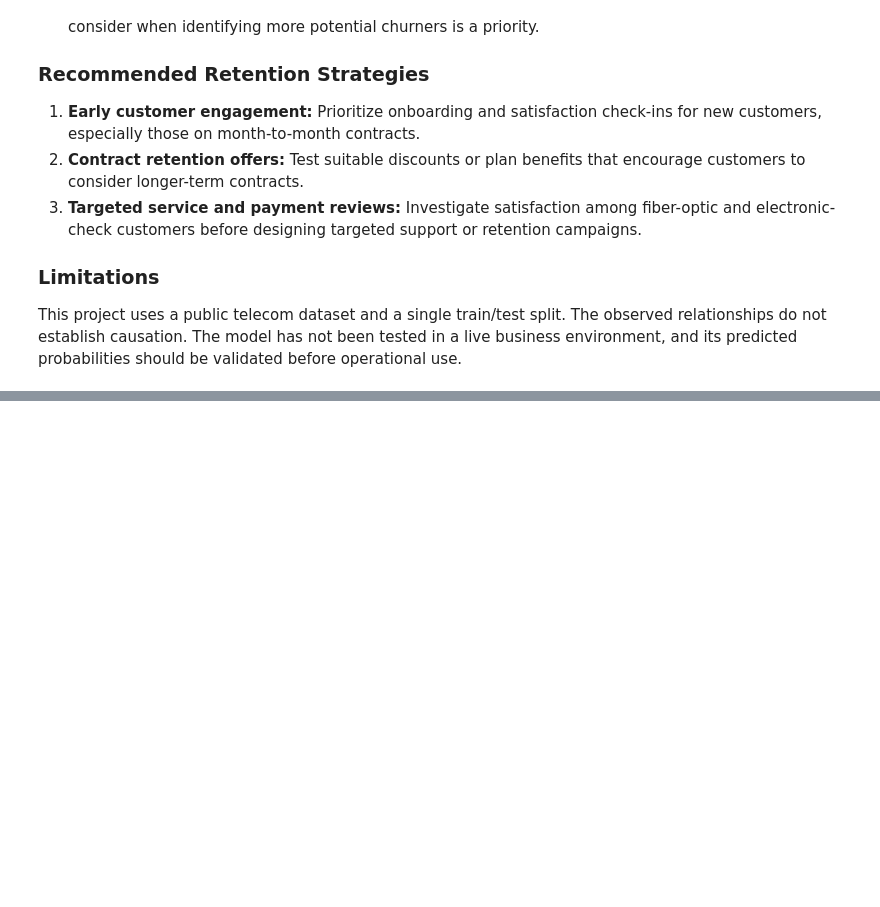
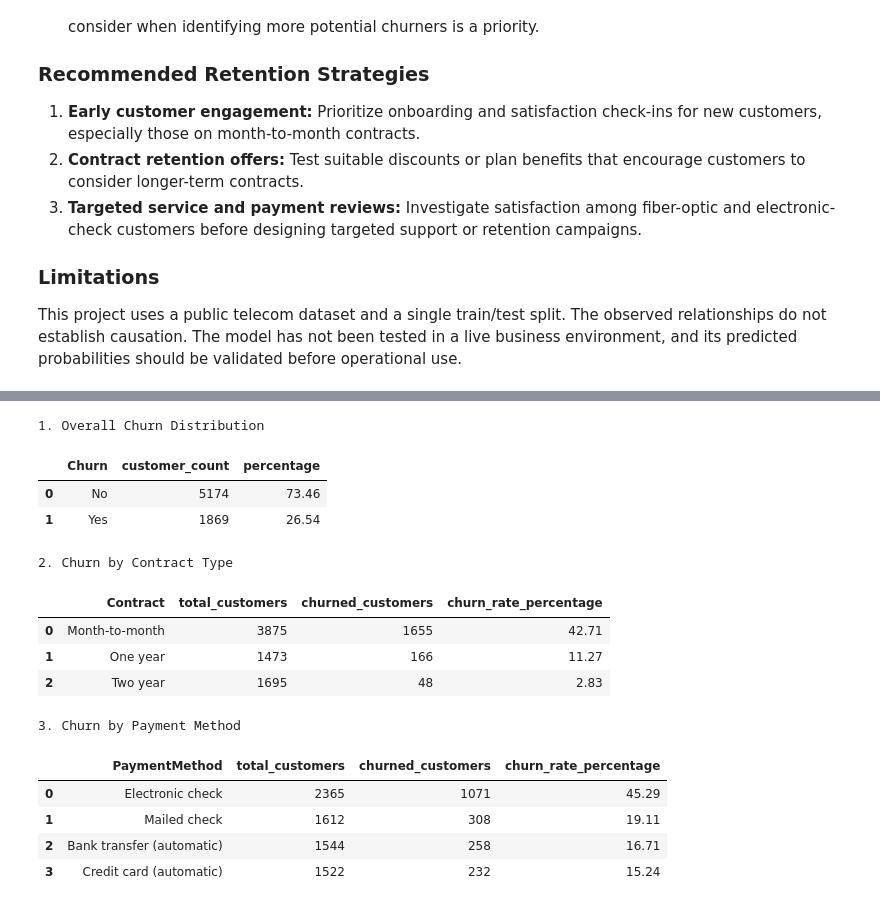
Before and after one commit to tanishagaikwad12/customer-churn-prediction, a Jupyter notebook: Customer_Churn_Prediction.ipynb, the cells around one changed output, grey strips where cells are left out. Cells and saved outputs as stored; diff of their text form; code cells hidden in the pictures; blank space fills up the shorter version.

```diff
--- a/Customer_Churn_Prediction.ipynb
+++ b/Customer_Churn_Prediction.ipynb
@@ -599,0 +755,70 @@ This project uses a public telecom dataset and a single train/test split. The ob
+# %%
+# Query 1: Overall churn rate
+query1 = """
+SELECT
+    Churn,
+    COUNT(*) AS customer_count,
+    ROUND(100.0 * COUNT(*) /
+          (SELECT COUNT(*) FROM customers), 2) AS percentage
+FROM customers
+GROUP BY Churn;
+"""
+
+print("1. Overall Churn Distribution")
+display(pd.read_sql_query(query1, conn))
+
+
+# Query 2: Churn rate by contract type
+query2 = """
+SELECT
+    Contract,
+    COUNT(*) AS total_customers,
+    SUM(CASE WHEN Churn = 'Yes' THEN 1 ELSE 0 END)
+        AS churned_customers,
+    ROUND(
+        100.0 * SUM(CASE WHEN Churn = 'Yes' THEN 1 ELSE 0 END)
+        / COUNT(*), 2
+    ) AS churn_rate_percentage
+FROM customers
+GROUP BY Contract
+ORDER BY churn_rate_percentage DESC;
+"""
+
+print("2. Churn by Contract Type")
+display(pd.read_sql_query(query2, conn))
+
+
+# Query 3: Churn rate by payment method
+query3 = """
+SELECT
+    PaymentMethod,
+    COUNT(*) AS total_customers,
+    SUM(CASE WHEN Churn = 'Yes' THEN 1 ELSE 0 END)
+        AS churned_customers,
+    ROUND(
+        100.0 * SUM(CASE WHEN Churn = 'Yes' THEN 1 ELSE 0 END)
+        / COUNT(*), 2
+    ) AS churn_rate_percentage
+FROM customers
+GROUP BY PaymentMethod
+ORDER BY churn_rate_percentage DESC;
+"""
+
+print("3. Churn by Payment Method")
+display(pd.read_sql_query(query3, conn))
+# %% [output]
+1. Overall Churn Distribution
+|  | Churn | customer_count | percentage |
+| 0 | No | 5174 | 73.46 |
+| 1 | Yes | 1869 | 26.54 |
+2. Churn by Contract Type
+|  | Contract | total_customers | churned_customers | churn_rate_percentage |
+| 0 | Month-to-month | 3875 | 1655 | 42.71 |
+| 1 | One year | 1473 | 166 | 11.27 |
+| 2 | Two year | 1695 | 48 | 2.83 |
+3. Churn by Payment Method
+|  | PaymentMethod | total_customers | churned_customers | churn_rate_percentage |
+| 0 | Electronic check | 2365 | 1071 | 45.29 |
+| 1 | Mailed check | 1612 | 308 | 19.11 |
+| 2 | Bank transfer (automatic) | 1544 | 258 | 16.71 |
+| 3 | Credit card (automatic) | 1522 | 232 | 15.24 |
```
Also changed, not shown: parts of 7 cells of this notebook, 1 other file.
